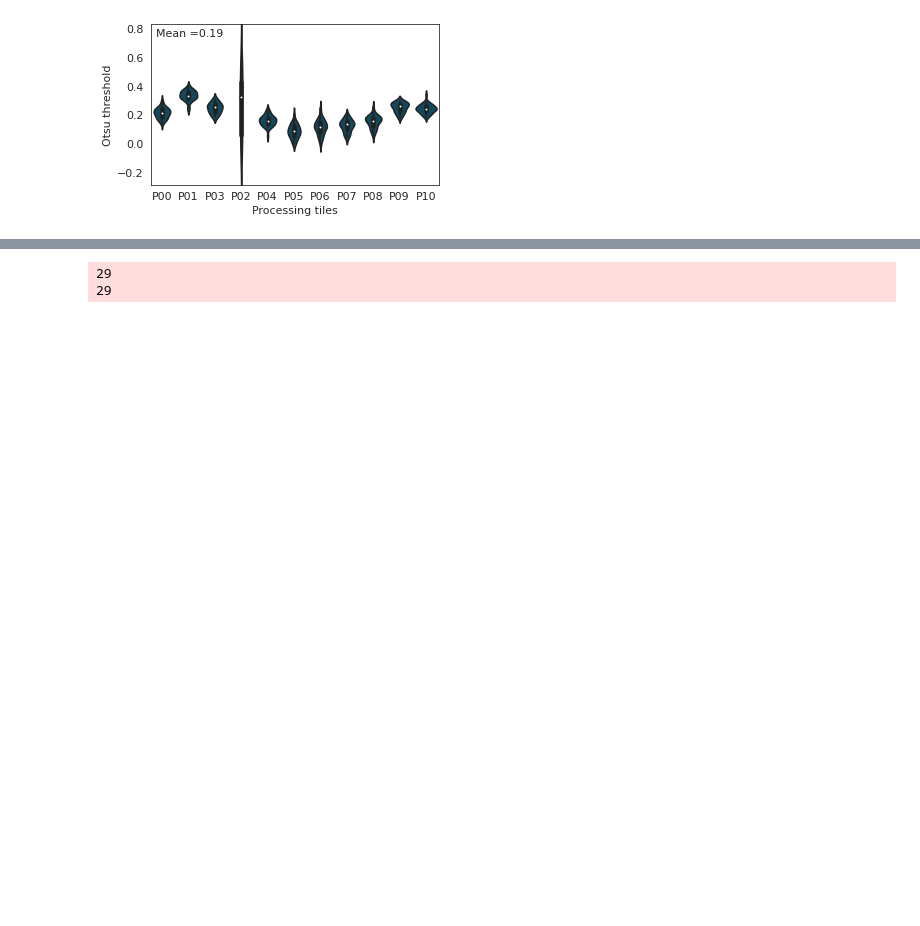
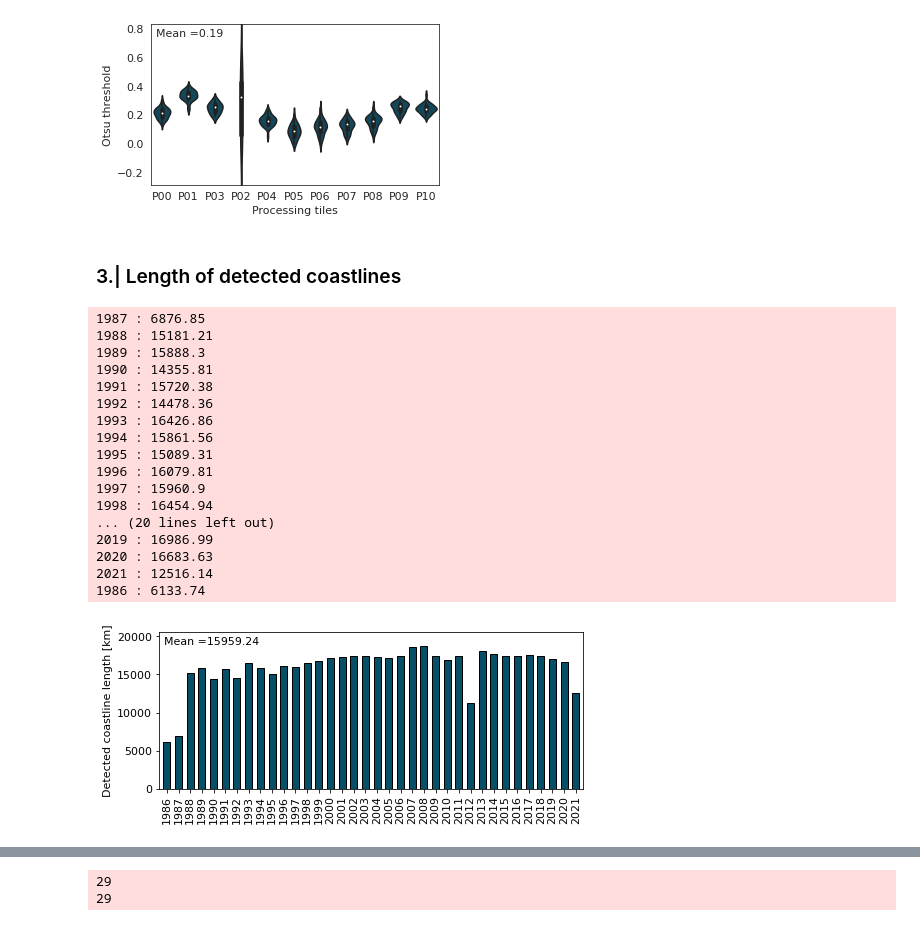
Before and after one commit to ronjalappe/VN_coastline_dynamics, a Jupyter notebook: VN_plotting.ipynb, the cells around one changed output, grey strips where cells are left out. Drawn from its saved outputs; the diff is of its cells as text; code cells hidden in the pictures; blank space fills up the shorter version.

```diff
--- a/VN_plotting.ipynb
+++ b/VN_plotting.ipynb
@@ -182,4 +196,47 @@ fig.tight_layout()
 fig.savefig(os.path.join(plot_dir,"Otsus_mean"), dpi=300)
 # %% [output]
 [figure]
+# %% [markdown]
+### 3.| Length of detected coastlines
+# %%
+# length of coastlines for each year
+coastlines = gpd.read_file(os.path.join(data_dir,"VN_all_shorelines"))
+lengths = pd.DataFrame(columns=["year","coastline_length"])
+lengths["year"] = coastlines.year.unique()
+for year in coastlines.year.unique():
+    annual_line = coastlines[coastlines.year == year]
+    length = np.sum(annual_line.length)/1000
+    print(year,":",round(length,2))
+    lengths.loc[lengths.year == year, "coastline_length"] = length
+lengths = lengths.sort_values(by="year").reset_index(drop=True)
+
+# plot coastline length per year
+fig, ax = plt.subplots(figsize=(7, 3))
+ax.bar(lengths.year, lengths.coastline_length, color=coastal_blue, edgecolor="black", width=0.6)
+ax.set_xticks(lengths.year)
+ax.margins(x=0.01, y=0.1)
+ax.set_xticklabels(lengths.year, rotation=90)
+ax.set_ylabel("Detected coastline length [km]")
+ax.annotate("Mean ="+str(round(np.mean(lengths.coastline_length),2)),xy=(0,1),xycoords="axes fraction",xytext=(5,-5), textcoords="offset points",ha="left",va="top")
+fig.tight_layout()
+fig.savefig(os.path.join(plot_dir,"Coastline_lengths"), dpi=300)
+# %% [output]
+1987 : 6876.85
+1988 : 15181.21
+1989 : 15888.3
+1990 : 14355.81
+1991 : 15720.38
+1992 : 14478.36
+1993 : 16426.86
+1994 : 15861.56
+1995 : 15089.31
+1996 : 16079.81
+1997 : 15960.9
+1998 : 16454.94
+... (20 lines left out)
+2019 : 16986.99
+2020 : 16683.63
+2021 : 12516.14
+1986 : 6133.74
+[figure, added]
 # %% [markdown]
```
Also changed, not shown: parts of 13 cells of this notebook, 47 other files.
